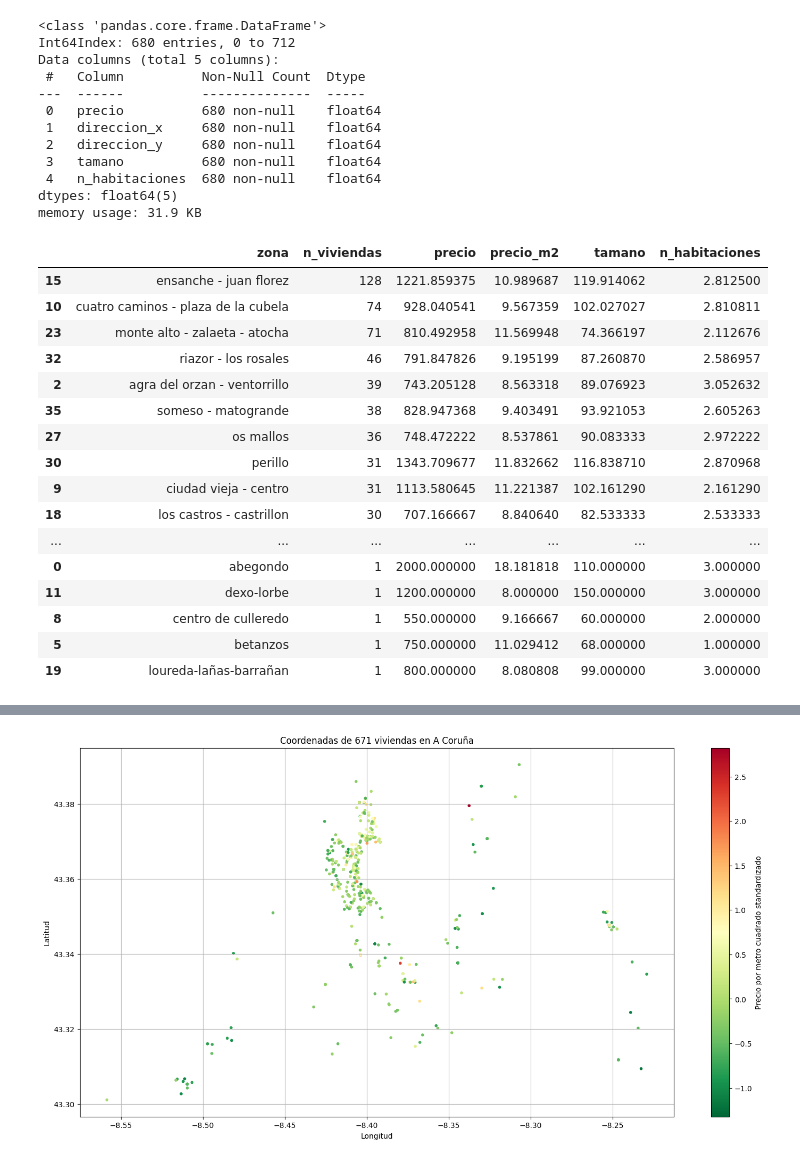
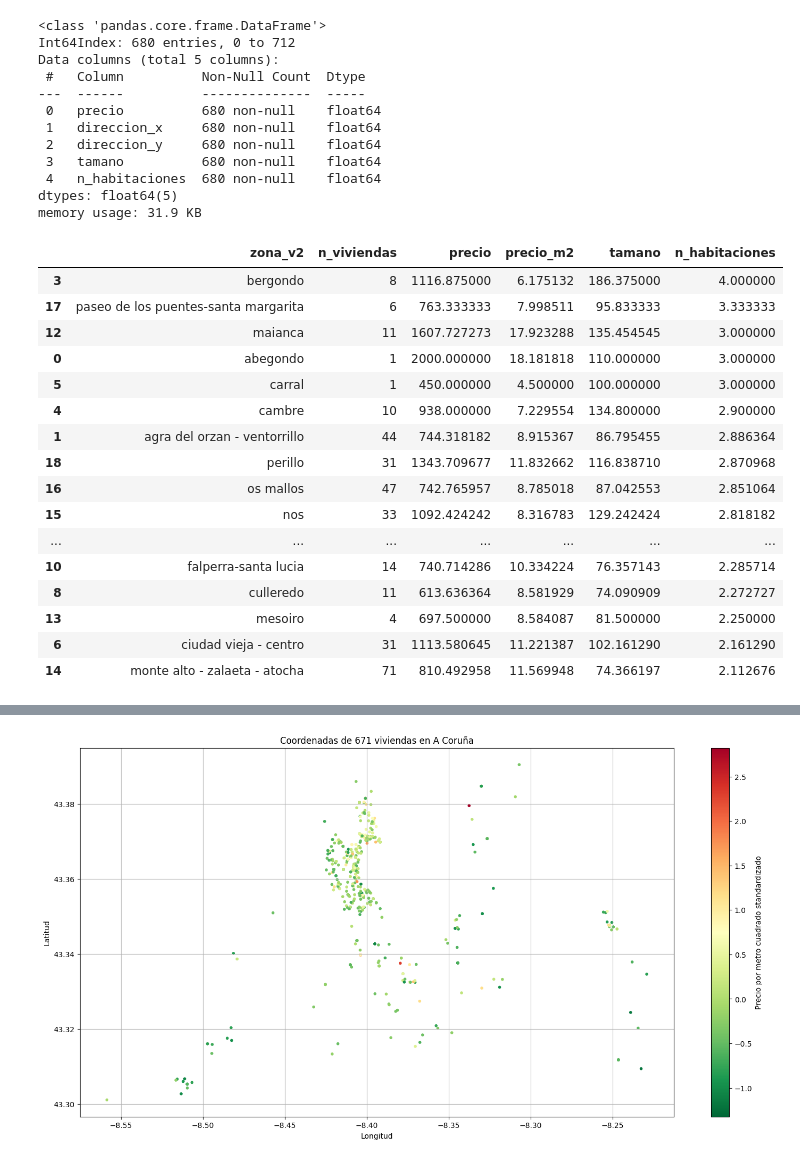
Before and after one commit to ivanlado/coruna-real-estate-market, a Jupyter notebook: geospatial_model_v2.ipynb, the cells around one changed output, grey strips where cells are left out. Cells and saved outputs as stored; diff of their text form; code cells hidden in the pictures.

```diff
--- a/geospatial_model_v2.ipynb
+++ b/geospatial_model_v2.ipynb
@@ -274,24 +237,26 @@ def get_zona_v2(x, zonas, municipios):
 # %%
 ds['precio_m2'] = ds['precio']/ds['tamano']
 # %%
-viv_zonas = ds.groupby('zona').agg({'titulo':'count','precio':'mean', 'precio_m2':'mean', 'tamano':'mean', 'n_habitaciones':'mean'}).reset_index()
+viv_zonas = ds.groupby('zona_v2').agg({'titulo':'count','precio':'mean', 'precio_m2':'mean', 'tamano':'mean', 'n_habitaciones':'mean'}).reset_index()
 viv_zonas = viv_zonas.rename(columns={'titulo':'n_viviendas'})
-viv_zonas.sort_values('n_viviendas', ascending=False)
+viv_zonas = viv_zonas.sort_values(['n_habitaciones', 'tamano'], ascending=False)
+plano = viv_zonas[['n_habitaciones', 'tamano']].copy()
+viv_zonas
 # %% [output]
-|  | zona | n_viviendas | precio | precio_m2 | tamano | n_habitaciones |
-| 15 | ensanche - juan florez | 128 | 1221.859375 | 10.989687 | 119.914062 | 2.812500 |
-| 10 | cuatro caminos - plaza de la cubela | 74 | 928.040541 | 9.567359 | 102.027027 | 2.810811 |
-| 23 | monte alto - zalaeta - atocha | 71 | 810.492958 | 11.569948 | 74.366197 | 2.112676 |
-| 32 | riazor - los rosales | 46 | 791.847826 | 9.195199 | 87.260870 | 2.586957 |
-| 2 | agra del orzan - ventorrillo | 39 | 743.205128 | 8.563318 | 89.076923 | 3.052632 |
-| 35 | someso - matogrande | 38 | 828.947368 | 9.403491 | 93.921053 | 2.605263 |
-| 27 | os mallos | 36 | 748.472222 | 8.537861 | 90.083333 | 2.972222 |
-| 30 | perillo | 31 | 1343.709677 | 11.832662 | 116.838710 | 2.870968 |
-| 9 | ciudad vieja - centro | 31 | 1113.580645 | 11.221387 | 102.161290 | 2.161290 |
-| 18 | los castros - castrillon | 30 | 707.166667 | 8.840640 | 82.533333 | 2.533333 |
+|  | zona_v2 | n_viviendas | precio | precio_m2 | tamano | n_habitaciones |
+| 3 | bergondo | 8 | 1116.875000 | 6.175132 | 186.375000 | 4.000000 |
+| 17 | paseo de los puentes-santa margarita | 6 | 763.333333 | 7.998511 | 95.833333 | 3.333333 |
+| 12 | maianca | 11 | 1607.727273 | 17.923288 | 135.454545 | 3.000000 |
+| 0 | abegondo | 1 | 2000.000000 | 18.181818 | 110.000000 | 3.000000 |
+| 5 | carral | 1 | 450.000000 | 4.500000 | 100.000000 | 3.000000 |
+| 4 | cambre | 10 | 938.000000 | 7.229554 | 134.800000 | 2.900000 |
+| 1 | agra del orzan - ventorrillo | 44 | 744.318182 | 8.915367 | 86.795455 | 2.886364 |
+| 18 | perillo | 31 | 1343.709677 | 11.832662 | 116.838710 | 2.870968 |
+| 16 | os mallos | 47 | 742.765957 | 8.785018 | 87.042553 | 2.851064 |
+| 15 | nos | 33 | 1092.424242 | 8.316783 | 129.242424 | 2.818182 |
 | ... | ... | ... | ... | ... | ... | ... |
-| 0 | abegondo | 1 | 2000.000000 | 18.181818 | 110.000000 | 3.000000 |
-| 11 | dexo-lorbe | 1 | 1200.000000 | 8.000000 | 150.000000 | 3.000000 |
-| 8 | centro de culleredo | 1 | 550.000000 | 9.166667 | 60.000000 | 2.000000 |
-| 5 | betanzos | 1 | 750.000000 | 11.029412 | 68.000000 | 1.000000 |
-| 19 | loureda-lañas-barrañan | 1 | 800.000000 | 8.080808 | 99.000000 | 3.000000 |
+| 10 | falperra-santa lucia | 14 | 740.714286 | 10.334224 | 76.357143 | 2.285714 |
+| 8 | culleredo | 11 | 613.636364 | 8.581929 | 74.090909 | 2.272727 |
+| 13 | mesoiro | 4 | 697.500000 | 8.584087 | 81.500000 | 2.250000 |
+| 6 | ciudad vieja - centro | 31 | 1113.580645 | 11.221387 | 102.161290 | 2.161290 |
+| 14 | monte alto - zalaeta - atocha | 71 | 810.492958 | 11.569948 | 74.366197 | 2.112676 |
```
Also changed, not shown: parts of 5 cells of this notebook, 11 other files.
